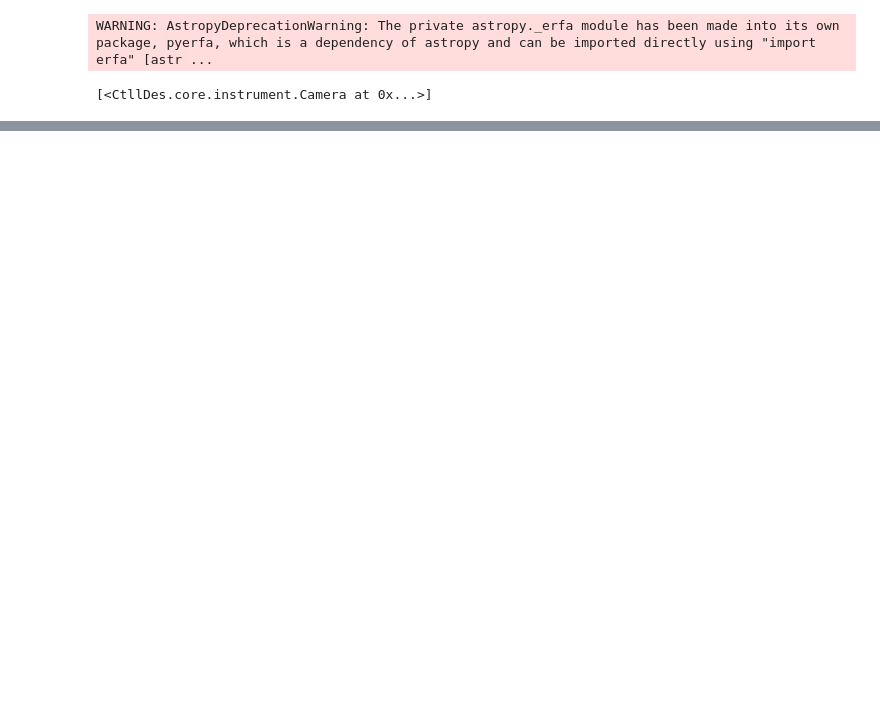
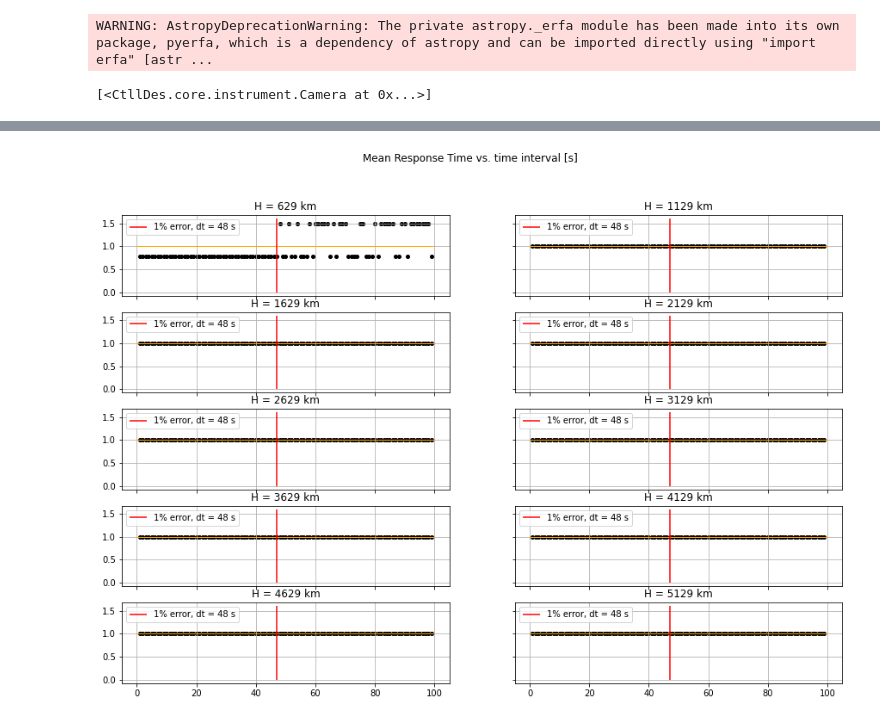
Before and after one commit to ivanbelenky/Ctll, a Jupyter notebook: notebooks/Merit Figures vs. time interval .ipynb, the cells around one changed output, grey strips where cells are left out. Cells and saved outputs as stored; diff of their text form; code cells hidden in the pictures; blank space fills up the shorter version.

```diff
--- a/notebooks/Merit Figures vs. time interval .ipynb
+++ b/notebooks/Merit Figures vs. time interval .ipynb
@@ -147,25 +188,27 @@ for j in range(len(ax)):
 # %%
-fig, ax = plt.subplots(nrows=3,ncols=2,figsize=(15,10),sharex=True,sharey=True)
-plt.suptitle("Mean Revisit Time vs. time interval [s]")
+fig, ax = plt.subplots(nrows=5,ncols=2,figsize=(15,10),sharex=True,sharey=True)
+plt.suptitle("Mean Response Time vs. time interval [s]")
 
 ax = np.asarray(ax).reshape(-1)
 height = 7000*u.km - Earth.R_mean.to(u.km)
 
 
 for j in range(len(ax)):
-    accums = np.array([cov['mean gap dark'] for cov in sat_covs[j]])
+    accums = np.array([cov['response time'] for cov in sat_covs[j]])
     try:
         mean = np.sum(accums)/len(accums)
         ax[j].scatter([i for i in range(1,100)], accums/mean, s=16, c='k')
         ax[j].set_title(f'H = {height:.0f}')
         ax[j].grid()
         ax[j].hlines(y=1,xmin=0,xmax=100,color='orange',linewidth=1)
         for i in range(len(accums)):
             if accums[i]/mean > 1.01:
                 idx = i
                 break
         ax[j].vlines(x=idx,ymin=0,ymax=1.6,color='red',label= f"1% error, dt = {idx+1} s" )
         ax[j].legend(loc=2)
     except:
         pass
     height += 500*u.km
+# %% [output]
+[figure, added]
```
Also changed, not shown: parts of 5 cells of this notebook, 7 other files.
